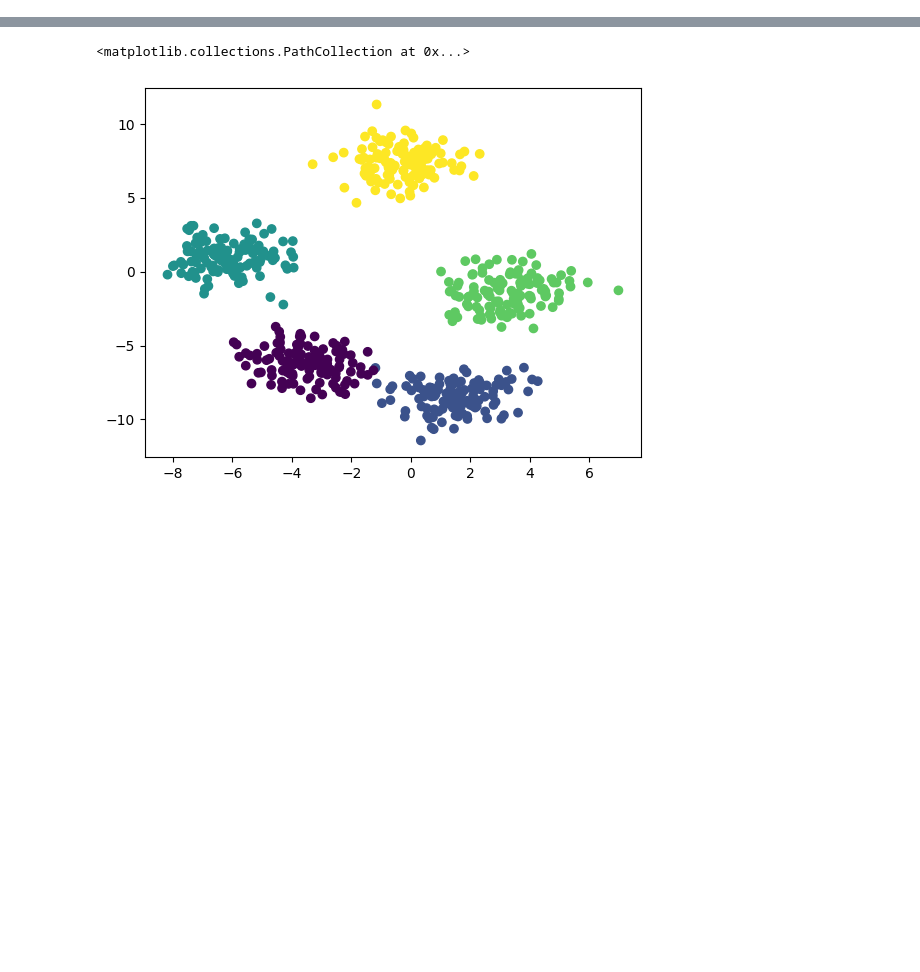
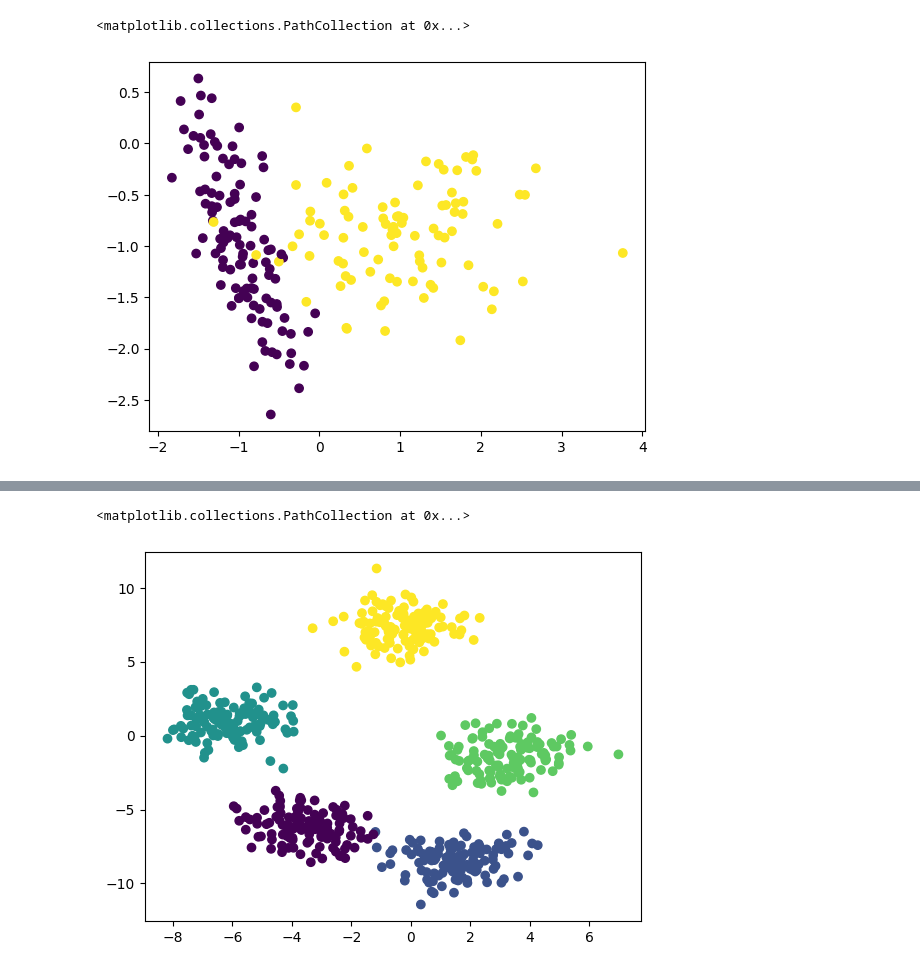
Before and after one commit to MikeTsvirkunov/Maching_Learning_Teach, a Jupyter notebook: Laba6/forming_datasets.ipynb, the cells around one changed output, grey strips where cells are left out. Drawn from its saved outputs; the diff is of its cells as text; code cells hidden in the pictures; blank space fills up the shorter version.

```diff
--- a/Laba6/forming_datasets.ipynb
+++ b/Laba6/forming_datasets.ipynb
@@ -5,2 +5,23 @@ from sklearn.datasets import make_blobs
 import pandas as pd
+# %%
+data1 = make_classification(n_samples=200,
+                            n_features=2,
+                            n_informative=2,
+                            n_redundant=0,
+                            n_repeated=0,
+                            n_classes=2,
+                            n_clusters_per_class=1,
+                            weights=np.array([0.5, 0.4]),
+#                             # flip_y=0.01,
+#                             # class_sep=1.0,
+#                             # hypercube=True,
+#                             # shift=0.0,
+#                             # scale=1.0,
+#                             # shuffle=True,
+#                             # random_state=None
+                            )
+plt.scatter(data1[0][:,0], data1[0][:,1], c=data1[1])
+# %% [output]
+<matplotlib.collections.PathCollection at 0x...>
+[figure, added]
 # %%
```
Also changed, not shown: parts of 3 cells of this notebook, 13 other files.
